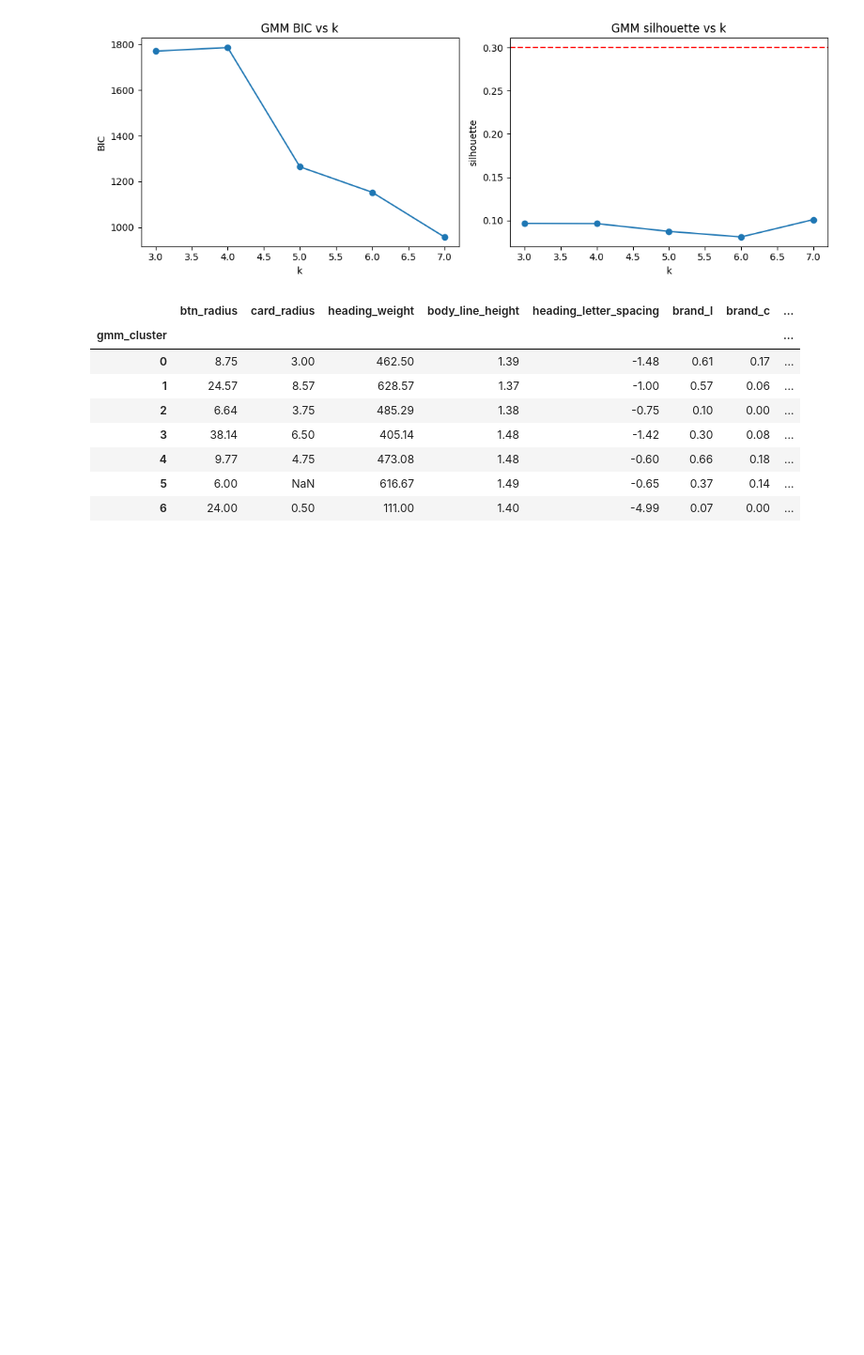
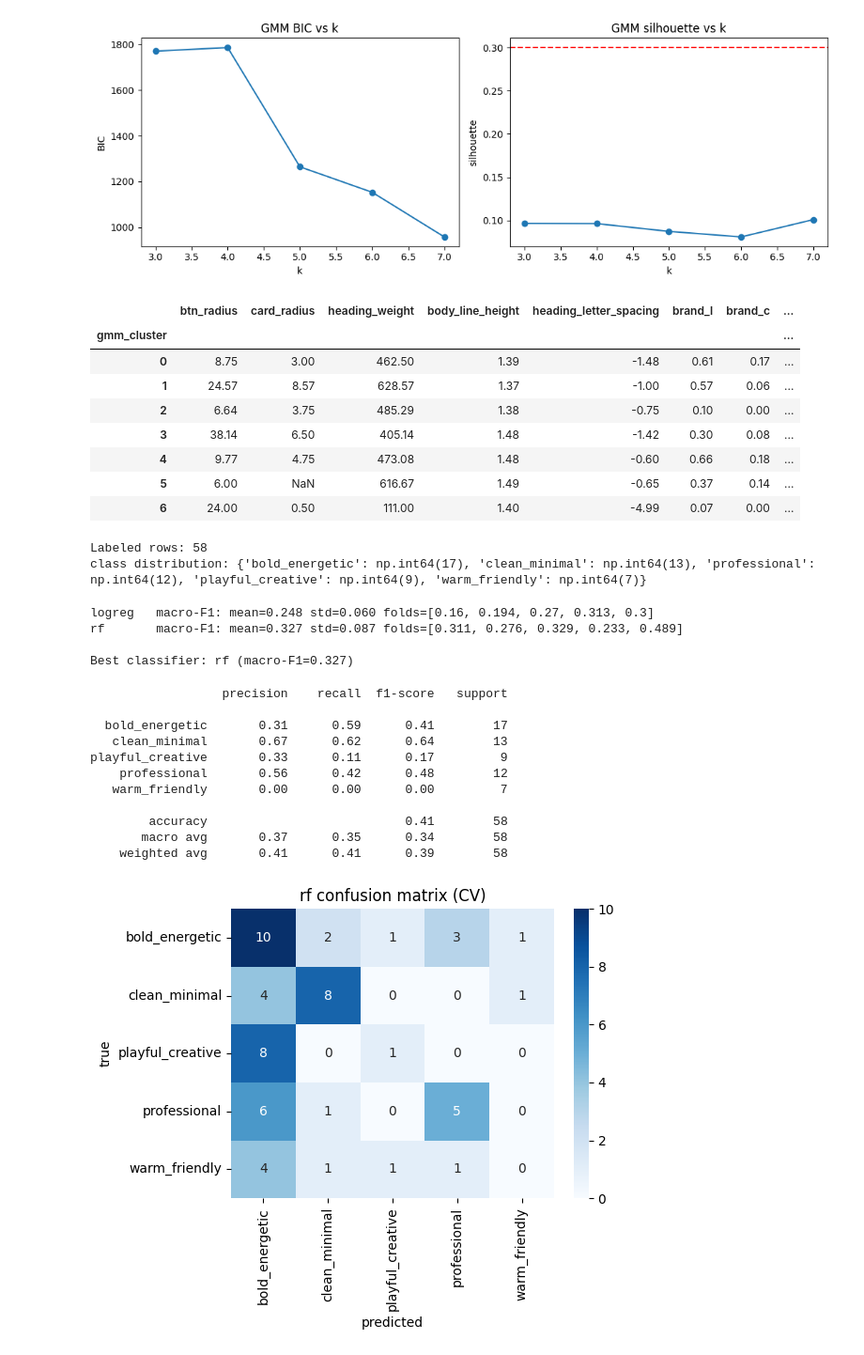
Before and after one commit to haneulcha/design-system-starter, a Jupyter notebook: docs/research/notebooks/2026-04-30-archetype-phase-b.ipynb, the cells around one changed output. Shown at 94% size. Cells and saved outputs as stored; diff of their text form; code cells hidden in the pictures; blank space fills up the shorter version.

Commit message:
feat(analysis): phase-b notebook part 3 — supervised mood classifier
Co-Authored-By: Claude Opus 4.7 (1M context) <noreply@anthropic.com>

```diff
--- a/docs/research/notebooks/2026-04-30-archetype-phase-b.ipynb
+++ b/docs/research/notebooks/2026-04-30-archetype-phase-b.ipynb
@@ -177,3 +177,57 @@ display(profile_m)
 | 4 | 9.77 | 4.75 | 473.08 | 1.48 | -0.60 | 0.66 | 0.18 | ... |
 | 5 | 6.00 | NaN | 616.67 | 1.49 | -0.65 | 0.37 | 0.14 | ... |
 | 6 | 24.00 | 0.50 | 111.00 | 1.40 | -4.99 | 0.07 | 0.00 | ... |
+# %%
+labeled = df.dropna(subset=['mood']).copy()
+print(f'Labeled rows: {len(labeled)}')
+X_sup_cont = labeled[CONT_VARS].to_numpy(dtype=float)
+X_sup_cont = SimpleImputer(strategy='median').fit_transform(X_sup_cont)
+X_sup_ord = labeled[ORD_VARS].fillna(-1).to_numpy(dtype=float)
+X_sup_bool = labeled[BOOL_VARS].fillna(False).astype(int).to_numpy()
+X_sup = np.hstack([StandardScaler().fit_transform(X_sup_cont), X_sup_ord, X_sup_bool])
+y = labeled['mood'].to_numpy()
+print('class distribution:', dict(pd.Series(y).value_counts()))
+# %% [output]
+Labeled rows: 58
+class distribution: {'bold_energetic': np.int64(17), 'clean_minimal': np.int64(13), 'professional': np.int64(12), 'playful_creative': np.int64(9), 'warm_friendly': np.int64(7)}
+# %%
+skf = StratifiedKFold(n_splits=5, shuffle=True, random_state=42)
+models = {
+    'logreg': LogisticRegression(max_iter=1000),
+    'rf': RandomForestClassifier(n_estimators=300, random_state=42),
+}
+scores = {}
+for name, m in models.items():
+    s = cross_val_score(m, X_sup, y, cv=skf, scoring='f1_macro')
+    scores[name] = s
+    print(f'{name:8s} macro-F1: mean={s.mean():.3f} std={s.std():.3f} folds={s.round(3).tolist()}')
+best_name = max(scores, key=lambda k: scores[k].mean())
+best_macro_f1 = scores[best_name].mean()
+print(f'\nBest classifier: {best_name} (macro-F1={best_macro_f1:.3f})')
+# %% [output]
+logreg   macro-F1: mean=0.248 std=0.060 folds=[0.16, 0.194, 0.27, 0.313, 0.3]
+rf       macro-F1: mean=0.327 std=0.087 folds=[0.311, 0.276, 0.329, 0.233, 0.489]
+
+Best classifier: rf (macro-F1=0.327)
+# %%
+y_pred = cross_val_predict(models[best_name], X_sup, y, cv=skf)
+print(classification_report(y, y_pred, zero_division=0))
+labels_sorted = sorted(set(y))
+cm = confusion_matrix(y, y_pred, labels=labels_sorted)
+fig, ax = plt.subplots(figsize=(6, 5))
+sns.heatmap(cm, annot=True, fmt='d', xticklabels=labels_sorted, yticklabels=labels_sorted, ax=ax, cmap='Blues')
+ax.set_xlabel('predicted'); ax.set_ylabel('true'); ax.set_title(f'{best_name} confusion matrix (CV)')
+fig.tight_layout(); fig.savefig(FIGS / 'classifier-cm.png', dpi=120); plt.show()
+# %% [output]
+                  precision    recall  f1-score   support
+
+  bold_energetic       0.31      0.59      0.41        17
+   clean_minimal       0.67      0.62      0.64        13
+playful_creative       0.33      0.11      0.17         9
+    professional       0.56      0.42      0.48        12
+   warm_friendly       0.00      0.00      0.00         7
+
+        accuracy                           0.41        58
+       macro avg       0.37      0.35      0.34        58
+    weighted avg       0.41      0.41      0.39        58
+[figure, added]
```
Also changed, not shown: parts of 1 cell of this notebook, 1 other file.
